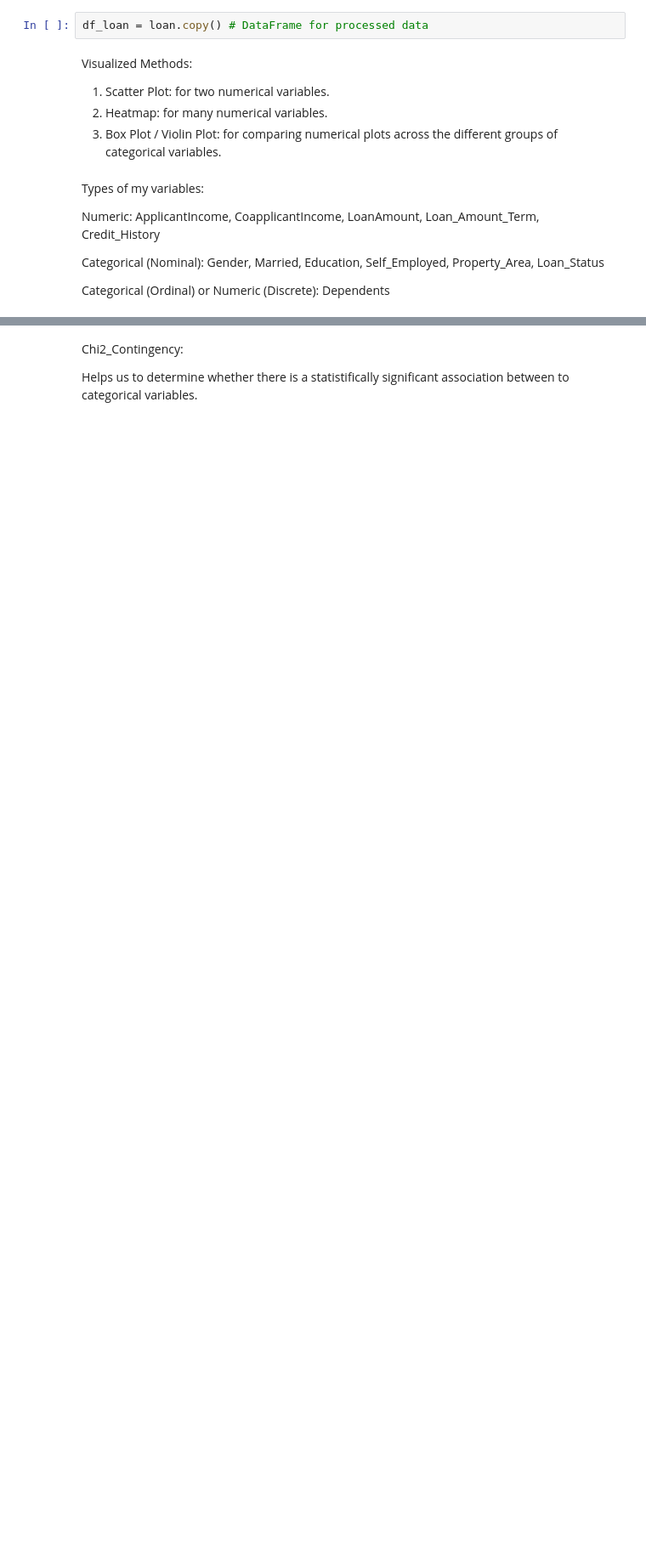
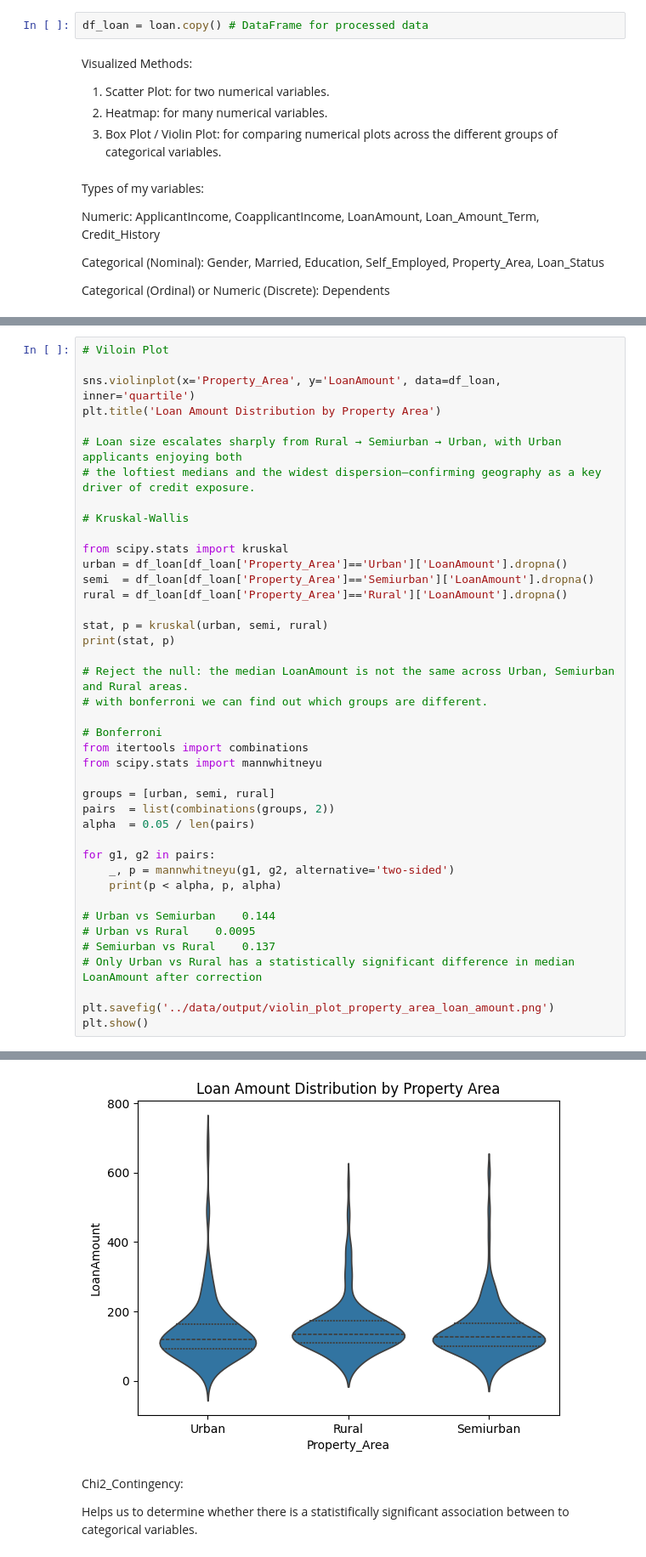
Before and after one commit to marzi-dezfoulianrad/data_science_project_loan, a Jupyter notebook: notebook/loan_correlation.ipynb, the cells around one changed output, grey strips where cells are left out. Shown: that part at 85% size. Cells and saved outputs as stored; diff of their text form; blank space fills up the shorter version.

```diff
--- a/notebook/loan_correlation.ipynb
+++ b/notebook/loan_correlation.ipynb
@@ -67,0 +105,42 @@ Income influences loan size, but only slightly—every 50% increase in applicant
+# %%
+# Viloin Plot
+
+sns.violinplot(x='Property_Area', y='LoanAmount', data=df_loan, inner='quartile')
+plt.title('Loan Amount Distribution by Property Area')
+
+# Loan size escalates sharply from Rural → Semiurban → Urban, with Urban applicants enjoying both
+# the loftiest medians and the widest dispersion—confirming geography as a key driver of credit exposure.
+
+# Kruskal-Wallis
+
+from scipy.stats import kruskal
+urban = df_loan[df_loan['Property_Area']=='Urban']['LoanAmount'].dropna()
+semi  = df_loan[df_loan['Property_Area']=='Semiurban']['LoanAmount'].dropna()
+rural = df_loan[df_loan['Property_Area']=='Rural']['LoanAmount'].dropna()
+
+stat, p = kruskal(urban, semi, rural)
+print(stat, p)
+
+# Reject the null: the median LoanAmount is not the same across Urban, Semiurban and Rural areas.
+# with bonferroni we can find out which groups are different.
+
+# Bonferroni
+from itertools import combinations
+from scipy.stats import mannwhitneyu
+
+groups = [urban, semi, rural]
+pairs  = list(combinations(groups, 2))
+alpha  = 0.05 / len(pairs)
+
+for g1, g2 in pairs:
+    _, p = mannwhitneyu(g1, g2, alternative='two-sided')
+    print(p < alpha, p, alpha)
+
+# Urban vs Semiurban	0.144
+# Urban vs Rural	0.0095
+# Semiurban vs Rural	0.137
+# Only Urban vs Rural has a statistically significant difference in median LoanAmount after correction
+
+plt.savefig('../data/output/violin_plot_property_area_loan_amount.png')
+plt.show()
+# %% [output]
@@ -68,3 +151,4 @@ Income influences loan size, but only slightly—every 50% increase in applicant
+[figure, added]
 # %% [markdown]
 Chi2_Contingency:
 
```
Also changed, not shown: parts of 4 cells of this notebook, 3 other files.
